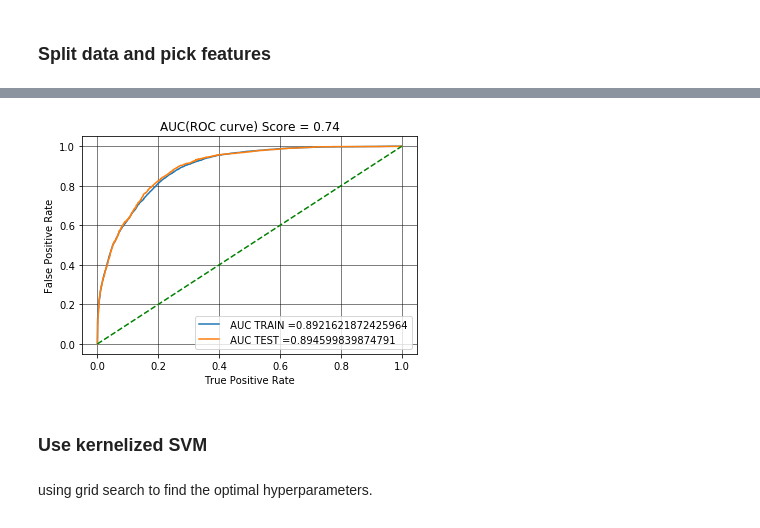
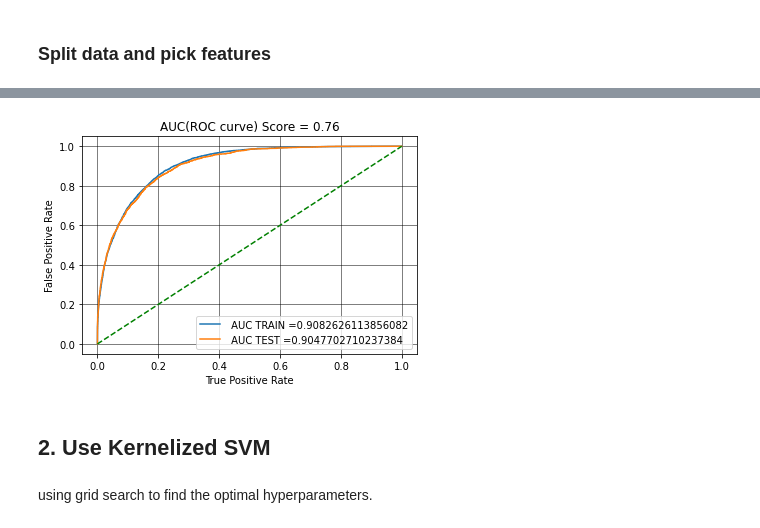
Before and after one commit to ngonhan2k5/cs-ml, a Jupyter notebook: proj1/svm-ngonhan.ipynb, the cells around one changed output, grey strips where cells are left out. Saved outputs shown, nothing was run; the diff lists cells and outputs as text; code cells hidden in the pictures.

```diff
--- a/proj1/svm-ngonhan.ipynb
+++ b/proj1/svm-ngonhan.ipynb
@@ -157,13 +125,8 @@ Index(['age', 'fnlwgt', 'education', 'education_num', 'relationship', 'sex',
 # %%
-# find best features
-
+# Find best features
 from sklearn.feature_selection import SelectPercentile, chi2
 
-X_train2 = X_train2.drop(DROP_COLS, axis=1)
-y_train2 = y_train
-
 test = SelectPercentile(score_func=chi2, percentile=16)
-
 fit = test.fit(X_train2, y_train2)
 
 X_train2.columns[test.get_support()]
@@ -174,13 +137 @@ Index(['age', 'education_num', 'capital_gain', 'capital_loss',
       dtype='object')
-# %%
-
-SELECTED_COLS = X_train2.columns[test.get_support()]
-
-from sklearn.preprocessing import StandardScaler
-
-X_train2 = X_train2[SELECTED_COLS]
-# X
-scaler = StandardScaler()
-scaler.fit(X_train2)
-X_train2 = scaler.transform(X_train2)
-X_train2
@@ -201,6 +138,14 @@ array([[ 0.39159121, -0.42262178, -0.14542963, ..., -1.66313901,
+# %%
+useBestFeature = False
+if useBestFeature:
+    SELECTED_COLS = X_train2.columns[test.get_support()]
+    X_train2 = X_train2[SELECTED_COLS]
+    X_test2 = X_test2[SELECTED_COLS]
+    print('Use best features')
 # %%
 from sklearn.svm import SVC, LinearSVC
-
-model = LinearSVC(max_iter = 10000, dual=False)
-model.fit(X_train2, y_train2.values.ravel())
+from sklearn.pipeline import make_pipeline
+# clf = make_pipeline(StandardScaler(), LinearSVC(max_iter = 10000, C=10.01, dual=False))
+clf = linearSVC.best_estimator_
+clf.fit(X_train2, y_train2)
 # %% [output]
@@ -247,29 +193,29 @@ Income less than 50K       0.72      0.55      0.63      2138
 # %%
 from sklearn.metrics import roc_curve, auc, roc_auc_score
 
-y_train_pred = model.decision_function(X_train2)
-y_test_pred = model.decision_function(X_test)
+y_train_pred = clf.decision_function(X_train2)
+y_test_pred = clf.decision_function(X_test2)
 
-roc_auc = roc_auc_score(y_test, model.predict(X_test))
+roc_auc = roc_auc_score(y_test, clf.predict(X_test2))
 
 train_fpr, train_tpr, tr_thresholds = roc_curve(y_train2, y_train_pred)
 test_fpr, test_tpr, te_thresholds = roc_curve(y_test, y_test_pred)
 
 plt.grid()
 
 plt.plot(train_fpr, train_tpr, label=" AUC TRAIN ="+str(auc(train_fpr, train_tpr)))
 plt.plot(test_fpr, test_tpr, label=" AUC TEST ="+str(auc(test_fpr, test_tpr)))
 plt.plot([0,1],[0,1],'g--')
 plt.legend()
 plt.xlabel("True Positive Rate")
 plt.ylabel("False Positive Rate")
 plt.title("AUC(ROC curve) Score = %0.2f" % roc_auc)
 plt.grid(color='black', linestyle='-', linewidth=0.5)
 plt.show()
 # %% [output]
-[figure, old version]
+[figure, new version]
 # %% [markdown]
-### Use kernelized SVM
+## 2. Use Kernelized SVM
 # %% [markdown]
  using grid search to find the optimal hyperparameters.
 # %%
```
Also changed, not shown: parts of 33 cells of this notebook.
